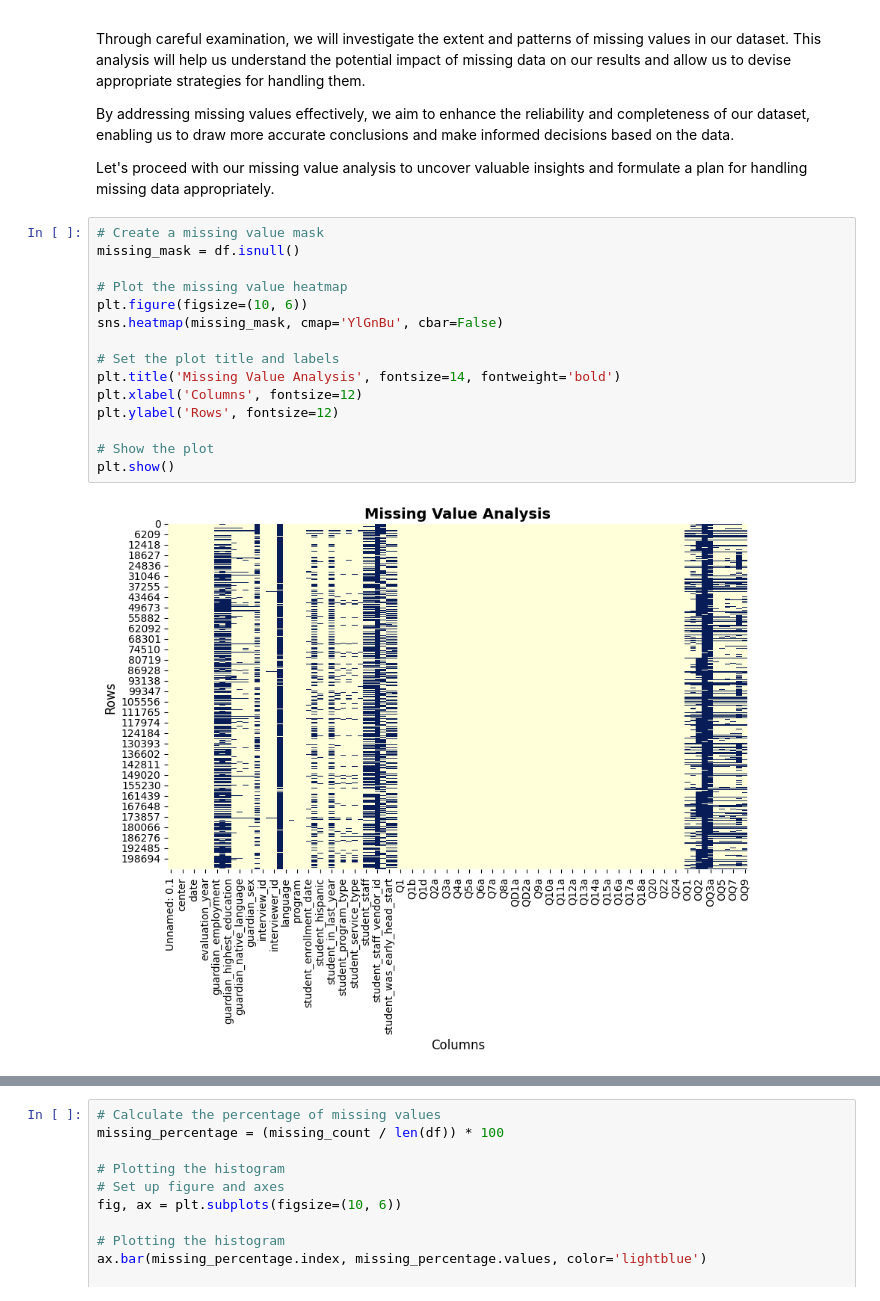
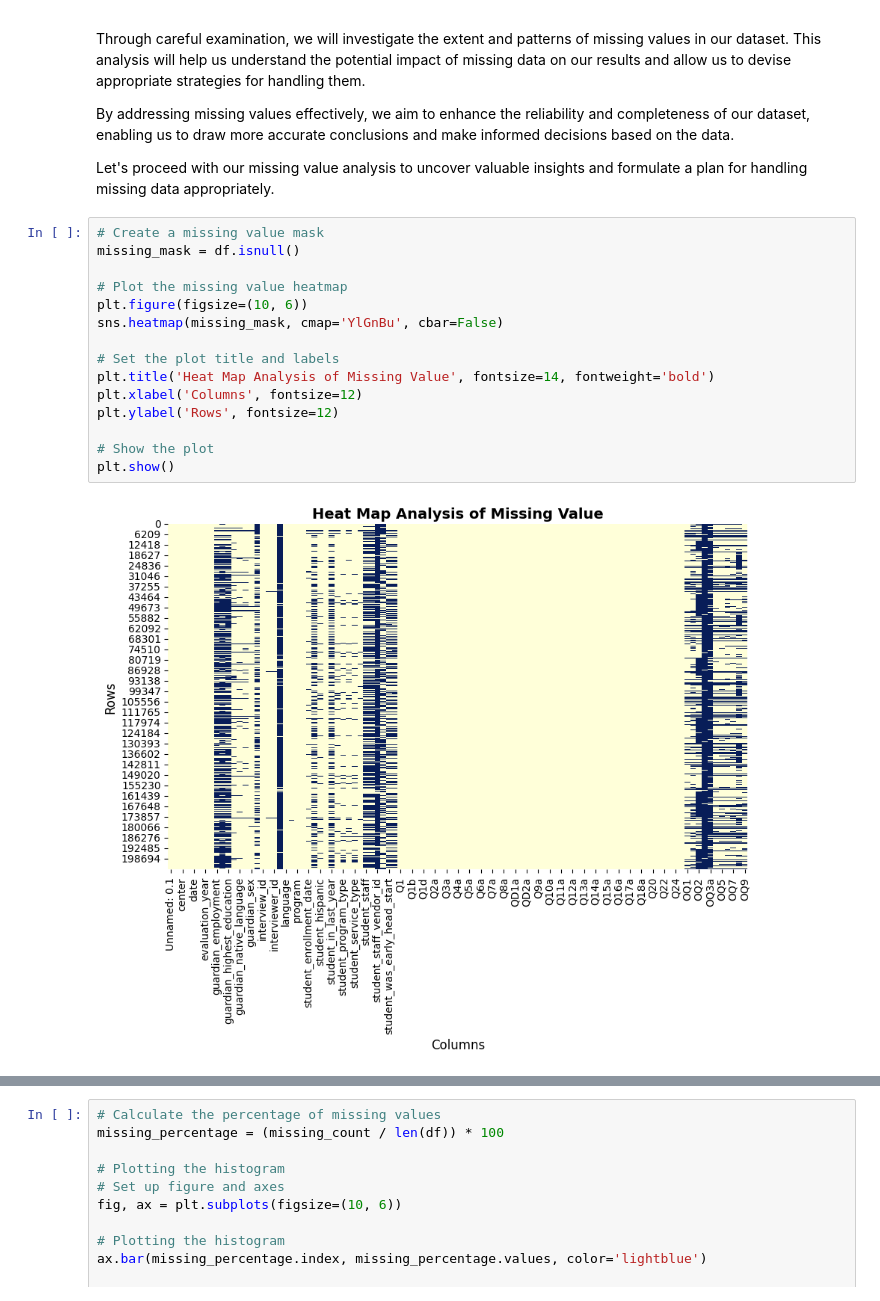
Before and after one commit to bmfores/nhsa-parentgauge, a Jupyter notebook: data_quality_analysis.ipynb, the cells around one changed output, grey strips where cells are left out. Drawn from its saved outputs; the diff is of its cells as text.

```diff
--- a/data_cleaning_analysis.ipynb
+++ b/data_quality_analysis.ipynb
@@ -83,20 +124,20 @@ Let's proceed with our missing value analysis to uncover valuable insights and f
 # %%
 # Create a missing value mask
 missing_mask = df.isnull()
 
 # Plot the missing value heatmap
 plt.figure(figsize=(10, 6))
 sns.heatmap(missing_mask, cmap='YlGnBu', cbar=False)
 
 # Set the plot title and labels
-plt.title('Missing Value Analysis', fontsize=14, fontweight='bold')
+plt.title('Heat Map Analysis of Missing Value', fontsize=14, fontweight='bold')
 plt.xlabel('Columns', fontsize=12)
 plt.ylabel('Rows', fontsize=12)
 
 # Show the plot
 plt.show()
 # %% [output]
-[figure, old version]
+[figure, new version]
 # %%
 # Define the styles for font colors
 green_style = Style(color="green")
```
Also changed, not shown: parts of 6 cells of this notebook, 1 other file.
